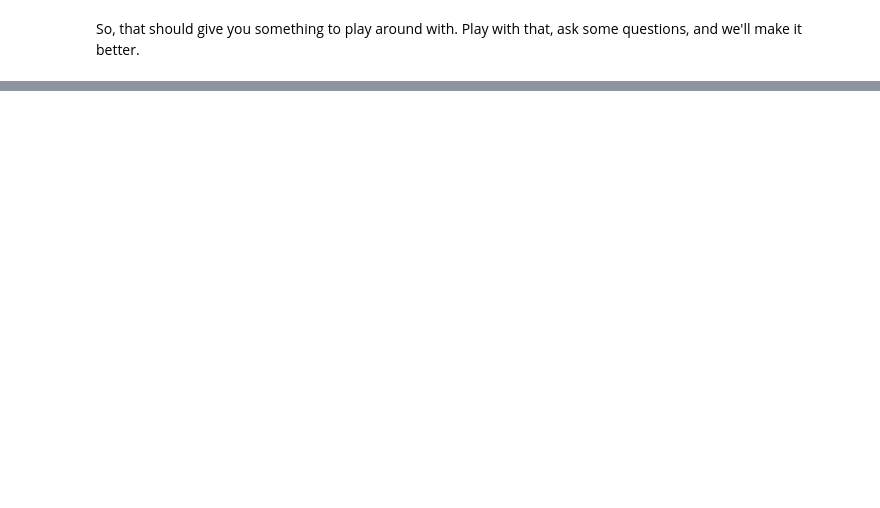
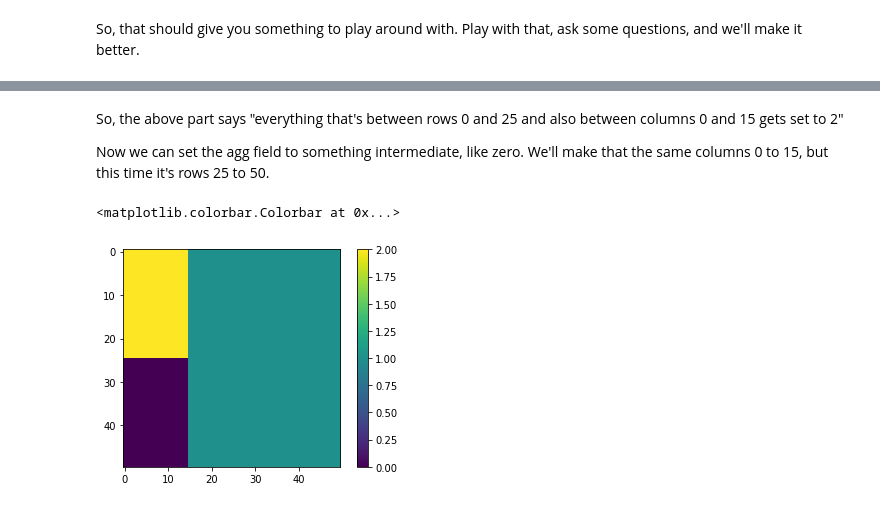
Before and after one commit to DrRoad/NZClimateCourse, a Jupyter notebook: InNZ/Project/Pathogens-MGL.ipynb, the cells around one changed output, grey strips where cells are left out. Cells and saved outputs as stored; diff of their text form; code cells hidden in the pictures; blank space fills up the shorter version.

```diff
--- a/InNZ/Project/Pathogens-MGL.ipynb
+++ b/InNZ/Project/Pathogens-MGL.ipynb
@@ -244,0 +249,8 @@ So, that should give you something to play around with. Play with that, ask some
+# %%
+external_field = np.ones_like(state)
+# make the top left chunk livestock waste
+# where livestock waste is really bad news
+
+external_field[0:25,0:15] = 2
+plt.imshow(external_field)
+plt.colorbar()
@@ -244,0 +260,11 @@ So, that should give you something to play around with. Play with that, ask some
+# %% [markdown]
+So, the above part says "everything that's between rows 0 and 25 and also between columns 0 and 15 gets set to 2"
+
+Now we can set the agg field to something intermediate, like zero. We'll make that the same columns 0 to 15, but this time it's rows 25 to 50.
+# %%
+external_field[25:50,0:15] = 0
+plt.imshow(external_field)
+plt.colorbar()
+# %% [output]
+<matplotlib.colorbar.Colorbar at 0x...>
+[figure, added]
```
Also changed, not shown: parts of 22 cells of this notebook.
